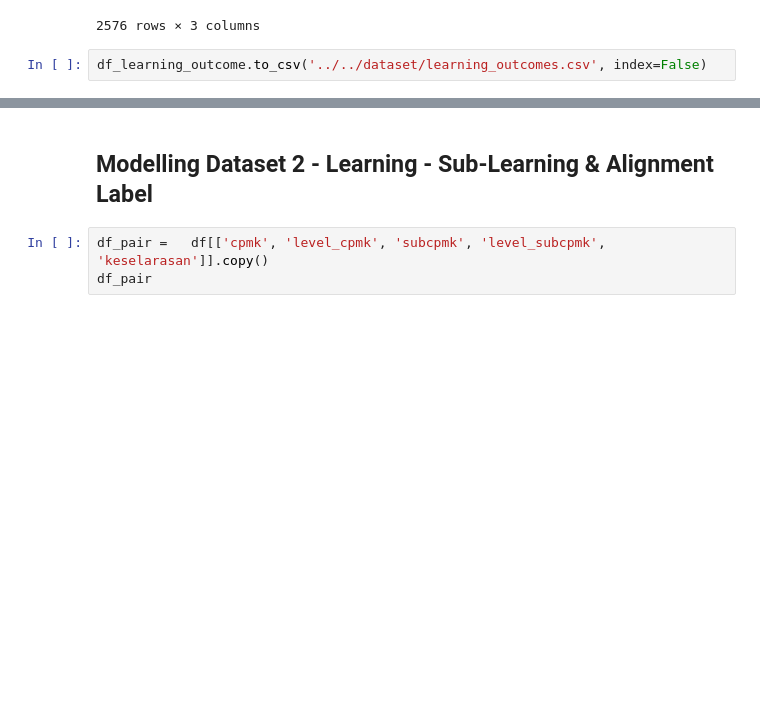
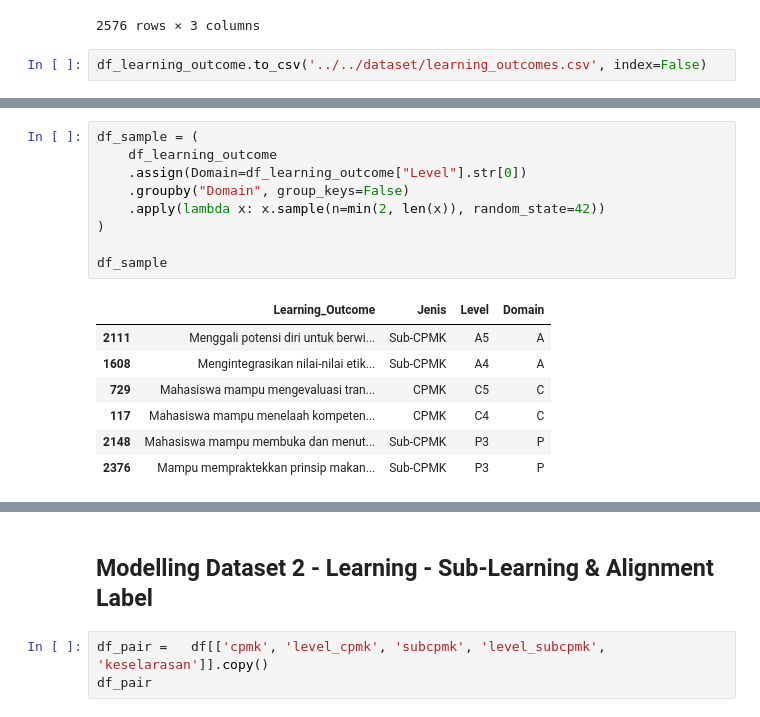
Before and after one commit to FadQode/skripsi-modelling, a Jupyter notebook: dataset-analysis.ipynb, the cells around one changed output, grey strips where cells are left out. Cells and saved outputs as stored; diff of their text form; blank space fills up the shorter version.

```diff
--- a/dataset-analysis.ipynb
+++ b/dataset-analysis.ipynb
@@ -186,0 +279,17 @@ df_learning_outcome.to_csv('../../dataset/learning_outcomes.csv', index=False)
+# %%
+df_sample = (
+    df_learning_outcome
+    .assign(Domain=df_learning_outcome["Level"].str[0])
+    .groupby("Domain", group_keys=False)
+    .apply(lambda x: x.sample(n=min(2, len(x)), random_state=42))
+)
+
+df_sample
+# %% [output]
+|  | Learning_Outcome | Jenis | Level | Domain |
+| 2111 | Menggali potensi diri untuk berwi... | Sub-CPMK | A5 | A |
+| 1608 | Mengintegrasikan nilai-nilai etik... | Sub-CPMK | A4 | A |
+| 729 | Mahasiswa mampu mengevaluasi tran... | CPMK | C5 | C |
+| 117 | Mahasiswa mampu menelaah kompeten... | CPMK | C4 | C |
+| 2148 | Mahasiswa mampu membuka dan menut... | Sub-CPMK | P3 | P |
+| 2376 | Mampu mempraktekkan prinsip makan... | Sub-CPMK | P3 | P |
```
Also changed, not shown: parts of 12 cells of this notebook, 1 other file.
